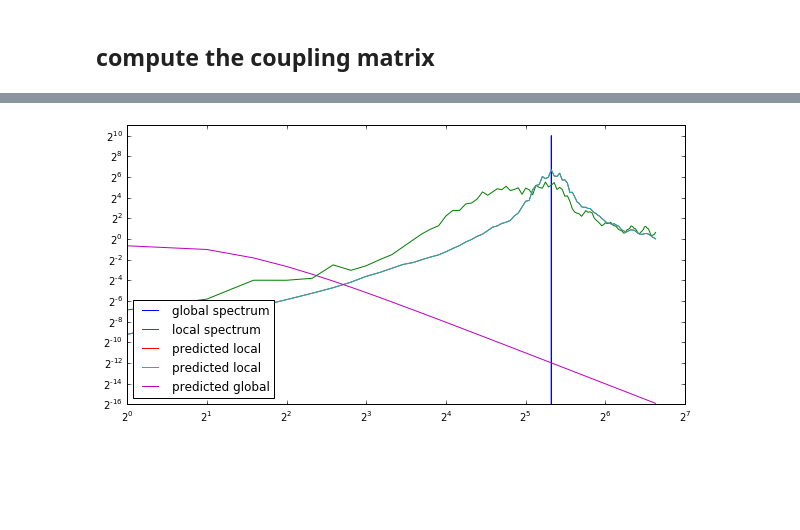
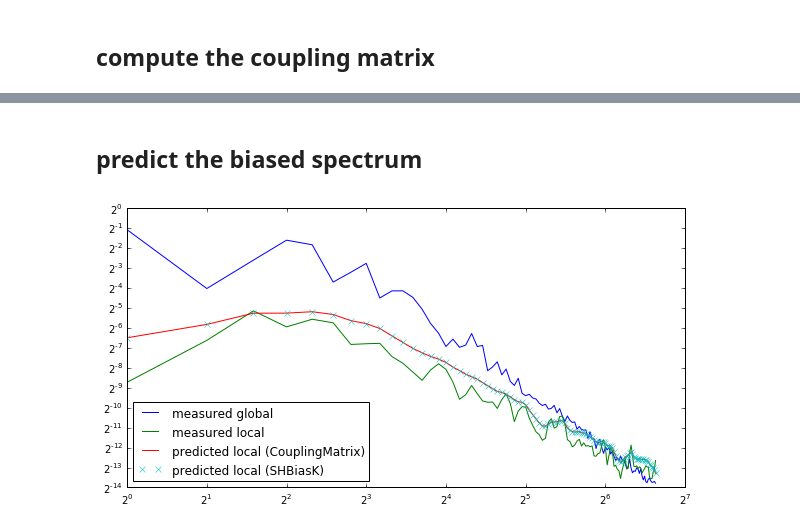
Before and after one commit to SHTOOLS/SHTOOLS, a Jupyter notebook: examples/notebooks/tutorial_2.ipynb, the cells around one changed output, grey strips where cells are left out. Drawn from its saved outputs; the diff is of its cells as text; code cells hidden in the pictures; blank space fills up the shorter version.

```diff
--- a/examples/notebooks/tutorial_2.ipynb
+++ b/examples/notebooks/tutorial_2.ipynb
@@ -45,7 +44,11 @@ latgrid, longrid = np.meshgrid(grid_global.get_lats(), grid_global.get_lons(), i
 window = (-40 < latgrid) & (latgrid < -30) & (10 < longrid) & (longrid < 30)
 window += (0 < latgrid) & (latgrid < 30) & (60 < longrid) & (longrid < 80)
 window += (-70 < latgrid) & (latgrid < -40) & (130 < longrid) & (longrid < 150)
+window += (20 < latgrid) & (latgrid < 40) & (125 < longrid) & (longrid < 145)
+window += (10 < latgrid) & (latgrid < 30) & (220 < longrid) & (longrid < 250)
+
 grid_window = SHGrid.from_array(window.astype(np.float64)[::-1])  # DH grid starts at north-pole
+
 grid_window.plot_rawdata()
 
 coeffs_window = grid_window.expand()
@@ -69,17 +73,13 @@ coeffs_local.plot_powerperband()
 # %% [markdown]
 ## compute the coupling matrix
 # %%
+# compute the coupling matrix
 from pyshtools.localizedspectralanalysis import SHMTCouplingMatrix
+tapers = np.sqrt(power_window).reshape(nl, 1)
+coupling_matrix = SHMTCouplingMatrix(lmax, tapers)
 
-power_window = coeffs_window.get_powerperdegree()  # this needs to be checked
-tapers = np.sqrt(power_window).reshape(nl, 1)
-
-coupling_matrix = SHMTCouplingMatrix(lmax, tapers)
-ls2 = np.arange(2 * nl -1, dtype=np.float)
-coupling_matrix *= 2 * ls2 + 1
-
+# plot the coupling matrix
 fig, (col1, col2) = plt.subplots(1, 2, figsize=(10, 3))
-
 col1.imshow(coupling_matrix, cmap='viridis')
 col1.set(xlabel='output degree l', ylabel='input degree l', xlim=(-0.5, 10.5), ylim=(10.5, -0.5),
          title='zoomed coupling matrix');
@@ -90,24 +90,19 @@ col2.set(xlabel='output degree l', ylabel='input degree l', title='full coupling
+# %% [markdown]
+## predict the biased spectrum
 # %%
-power_global = coeffs_global.get_powerperdegree()
-power_local = coeffs_local.get_powerperdegree()
-power_local2 = np.dot(power_global, coupling_matrix)
+# compute the biased spectrum using two different functions
+from pyshtools.localizedspectralanalysis import SHBiasK
+power_local2 = np.dot(power, coupling_matrix)
+power_local3 = SHBiasK(tapers, power)
 
-
-from pyshtools.localizedspectralanalysis import SHBias
-power_local3 = SHBias(power_window, power_global)
-power_local2 *= power_local3.max() / power_local2.max()
-
+# plot the observed and predicted spectra
 fig, ax = plt.subplots(1, 1, figsize=(10, 5))
-
-ax.plot(ls, power_global * ls, label='global spectrum')
-ax.plot(ls, power_local * ls / norm_window, label='local spectrum')
-ax.plot(ls, power_local2[:nl] * ls / norm_window, label='predicted local')
-ax.plot(ls, power_local3[:nl] * ls / norm_window, label='predicted local')
-ax.plot(ls, power * ls, label='predicted global')
-
+ax.plot(ls, power_global, label='measured global')
+ax.plot(ls, power_local, label='measured local')
+ax.plot(ls, power_local2[:nl], label='predicted local (CouplingMatrix)')
+ax.plot(ls, power_local3[:nl], 'x', label='predicted local (SHBiasK)')
 ax.legend(loc=3)
-
 ax.set_xscale('log', basex=2)
 ax.set_yscale('log', basey=2)
 # %% [output]
-[figure, old version]
+[figure, new version]
```
Also changed, not shown: parts of 6 cells of this notebook, 2 other files.
